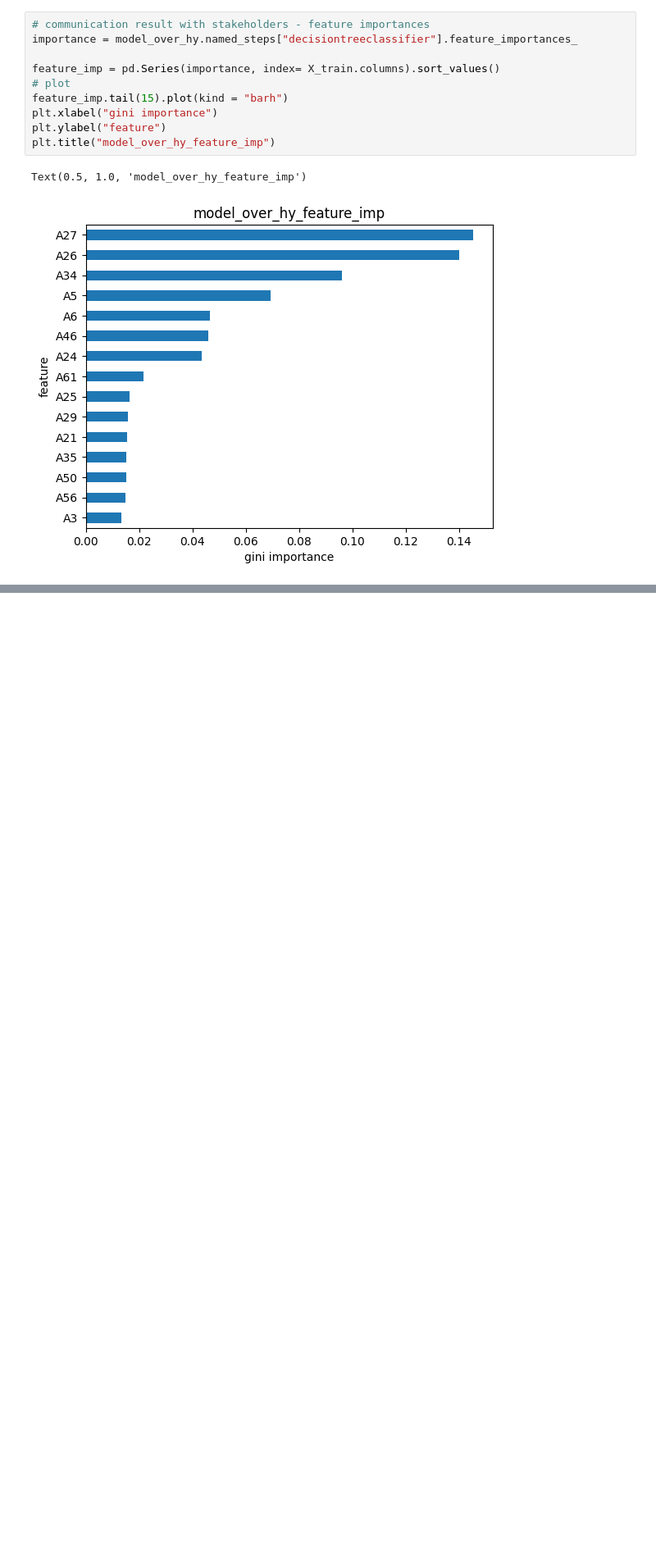
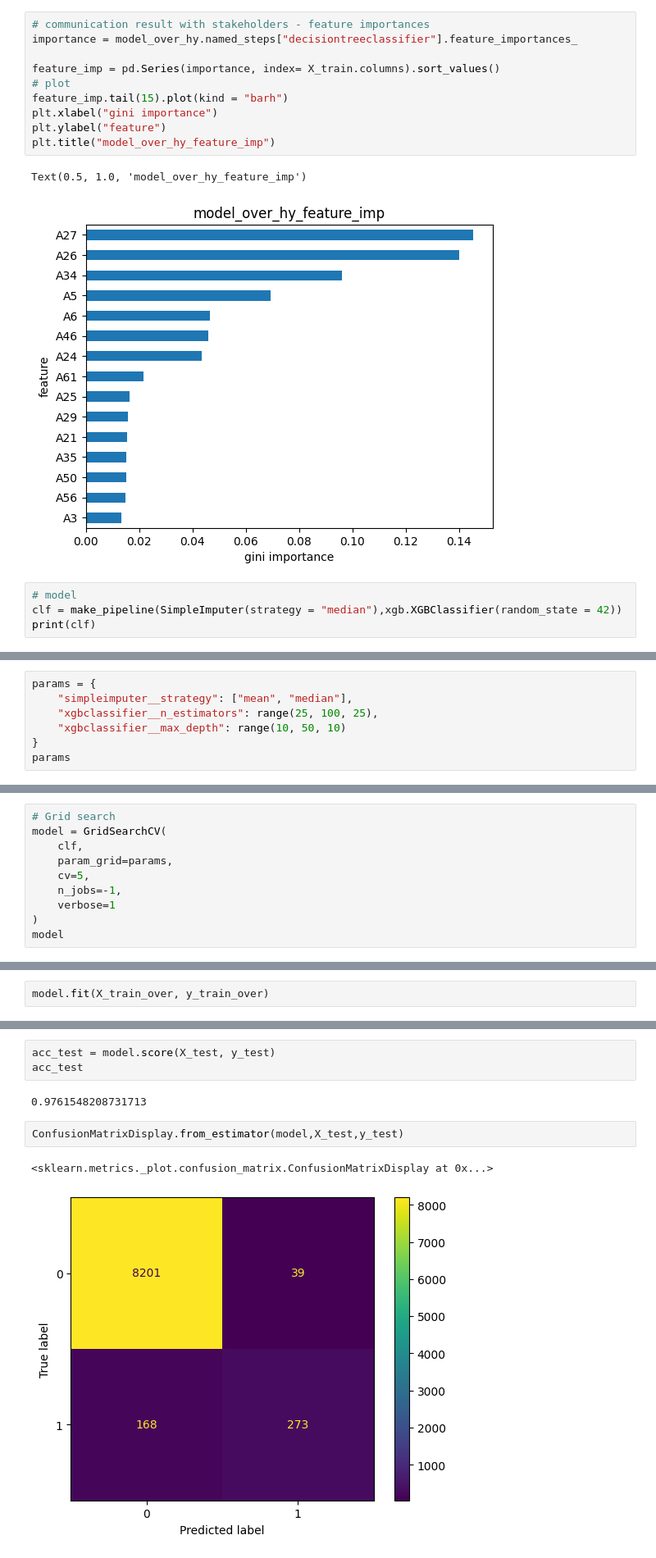
Before and after one commit to selvamR5/Bankruptcy-prediction, a Jupyter notebook: data mining.ipynb, the cells around one changed output, grey strips where cells are left out. Shown at 82% size. Drawn from its saved outputs; the diff is of its cells as text; blank space fills up the shorter version.

```diff
--- a/data mining.ipynb
+++ b/data mining.ipynb
@@ -413,3 +436,7 @@ plt.title("model_over_hy_feature_imp")
 # %% [output]
 Text(0.5, 1.0, 'model_over_hy_feature_imp')
 [figure]
+# %%
+# model
+clf = make_pipeline(SimpleImputer(strategy = "median"),xgb.XGBClassifier(random_state = 42))
+print(clf)
@@ -415,0 +467,7 @@ Text(0.5, 1.0, 'model_over_hy_feature_imp')
+# %%
+params = {
+    "simpleimputer__strategy": ["mean", "median"],
+    "xgbclassifier__n_estimators": range(25, 100, 25),
+    "xgbclassifier__max_depth": range(10, 50, 10)
+}
+params
@@ -415,0 +478,10 @@ Text(0.5, 1.0, 'model_over_hy_feature_imp')
+# %%
+# Grid search
+model = GridSearchCV(
+    clf,
+    param_grid=params,
+    cv=5,
+    n_jobs=-1,
+    verbose=1
+)
+model
@@ -415,0 +506,2 @@ Text(0.5, 1.0, 'model_over_hy_feature_imp')
+# %%
+model.fit(X_train_over, y_train_over)
@@ -415,0 +552,10 @@ Text(0.5, 1.0, 'model_over_hy_feature_imp')
+# %%
+acc_test = model.score(X_test, y_test)
+acc_test
+# %% [output]
+0.9761548208731713
+# %%
+ConfusionMatrixDisplay.from_estimator(model,X_test,y_test)
+# %% [output]
+<sklearn.metrics._plot.confusion_matrix.ConfusionMatrixDisplay at 0x...>
+[figure, added]
```
Also changed, not shown: parts of 12 cells of this notebook.
